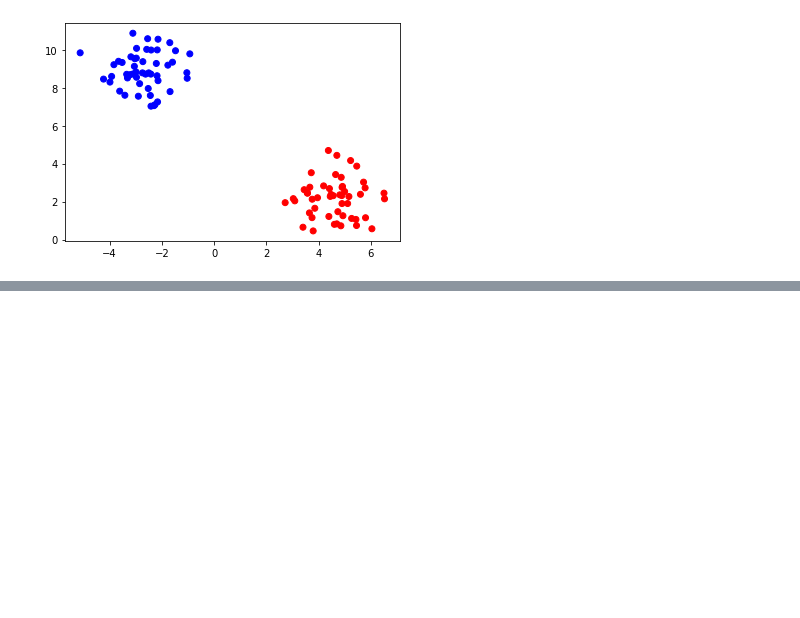
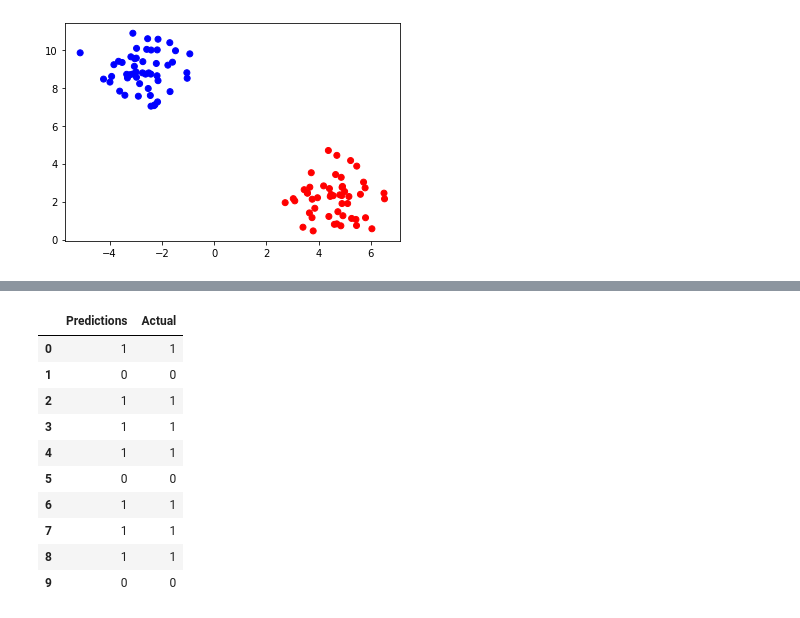
Before and after one commit to gianmillare/Machine-Learning-AI, a Jupyter notebook: University of California, Berkeley - AI ML Sessions/Part 10 - Logistic Regression.ipynb, the cells around one changed output, grey strips where cells are left out. Cells and saved outputs as stored; diff of their text form; code cells hidden in the pictures; blank space fills up the shorter version.

```diff
--- a/University of California, Berkeley - AI ML Sessions/Part 10 - Logistic Regression.ipynb
+++ b/University of California, Berkeley - AI ML Sessions/Part 10 - Logistic Regression.ipynb
@@ -75,3 +78,20 @@ plt.scatter(X[:, 0], X[:, 1], c=col)
 # %% [output]
 <matplotlib.collections.PathCollection at 0x...>
 [figure]
+# %%
+# Step 5: split the data into training and testing
+
+from sklearn.model_selection import train_test_split
+
+X_train, X_test, y_train, y_test = train_test_split(X, y, random_state=1, stratify=y)
+
+# stratify: tells the dependency to randomize the datasets but still keep the resulting labels
+# as closely related to the labels of the original dataset
+# %%
+# Step 6: create a logisitc regression model (similar code to linear regression modeling)
+
+from sklearn.linear_model import LogisticRegression
+
+classifier = LogisticRegression()
+
+# Note: This method also supports multivariate datasets as well
@@ -77,0 +136,20 @@ plt.scatter(X[:, 0], X[:, 1], c=col)
+# %%
+# Step 11 (optional): We can also compare the predictions to the actual dataset using pandas
+
+predictions = classifier.predict(X_test)
+comparison = pd.DataFrame({"Predictions": predictions,
+             "Actual": y_test})
+
+comparison.head(10)
+# %% [output]
+|  | Predictions | Actual |
+| 0 | 1 | 1 |
+| 1 | 0 | 0 |
+| 2 | 1 | 1 |
+| 3 | 1 | 1 |
+| 4 | 1 | 1 |
+| 5 | 0 | 0 |
+| 6 | 1 | 1 |
+| 7 | 1 | 1 |
+| 8 | 1 | 1 |
+| 9 | 0 | 0 |
```
Also changed, not shown: parts of 6 cells of this notebook.
